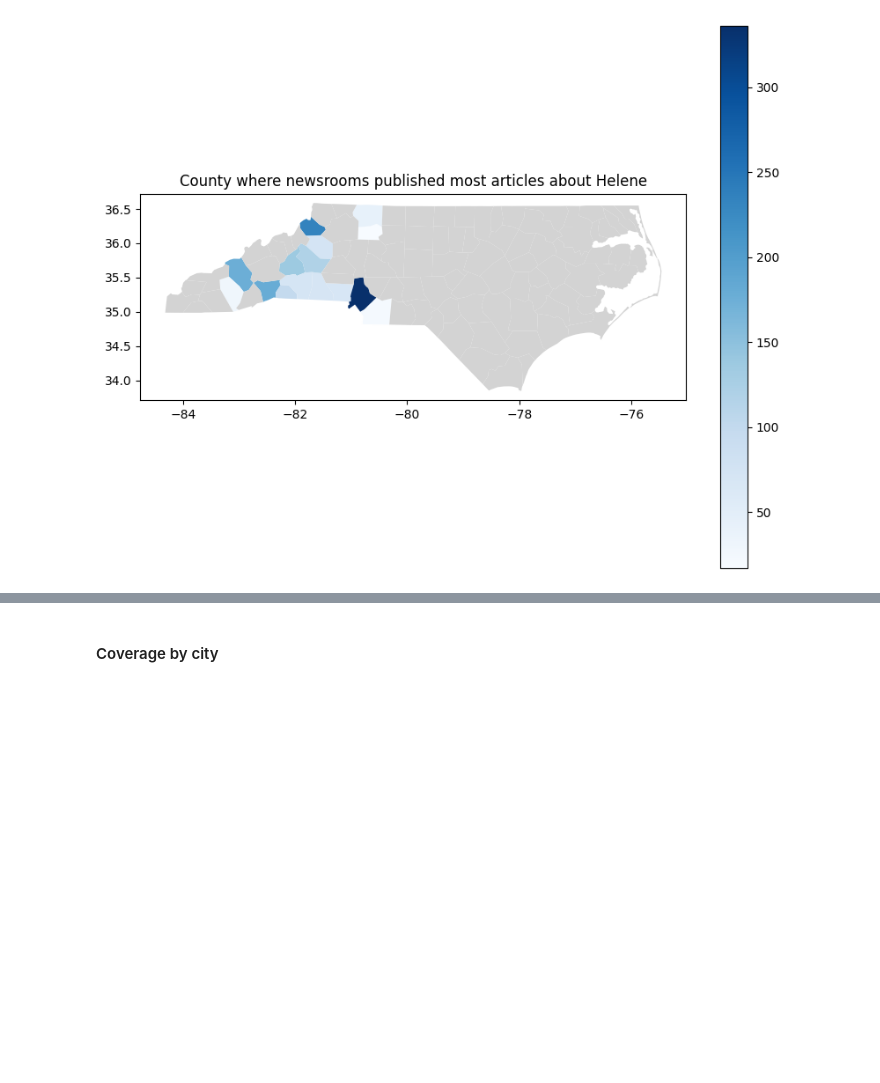
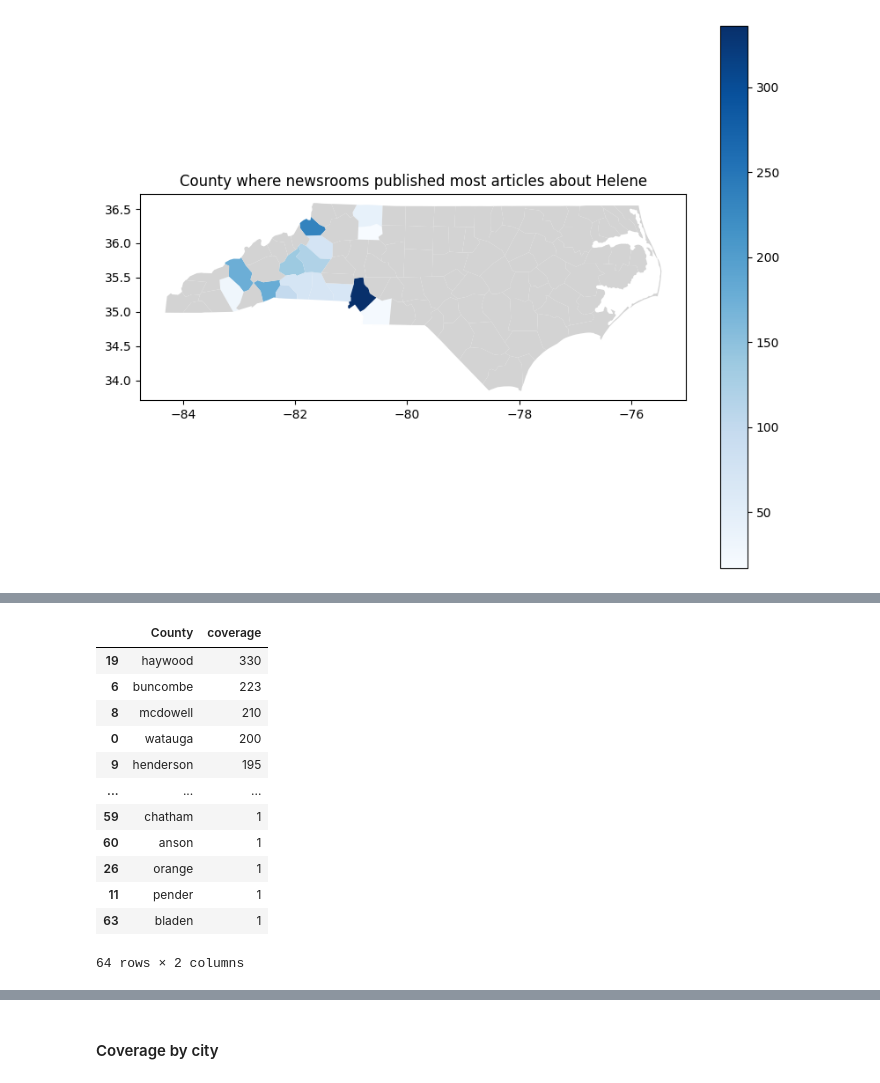
Before and after one commit to yanansun0074/helene_coverage, a Jupyter notebook: news_analysis.ipynb, the cells around one changed output, grey strips where cells are left out. Cells and saved outputs as stored; diff of their text form; code cells hidden in the pictures; blank space fills up the shorter version.

```diff
--- a/news_analysis.ipynb
+++ b/news_analysis.ipynb
@@ -248,3 +270,19 @@ merged = nc_counties.merge(c_df, left_on='NAME_2', right_on='County', how='left'
+# %%
+c_df.sort_values('coverage',ascending=False)
+# %% [output]
+|  | County | coverage |
+| 19 | haywood | 330 |
+| 6 | buncombe | 223 |
+| 8 | mcdowell | 210 |
+| 0 | watauga | 200 |
+| 9 | henderson | 195 |
+| ... | ... | ... |
+| 59 | chatham | 1 |
+| 60 | anson | 1 |
+| 26 | orange | 1 |
+| 11 | pender | 1 |
+| 63 | bladen | 1 |
+64 rows × 2 columns
 # %%
 # Make choropleth
 fig, ax = plt.subplots(1, 1, figsize=(10, 8))
```
Also changed, not shown: parts of 19 cells of this notebook, 1 other file.
